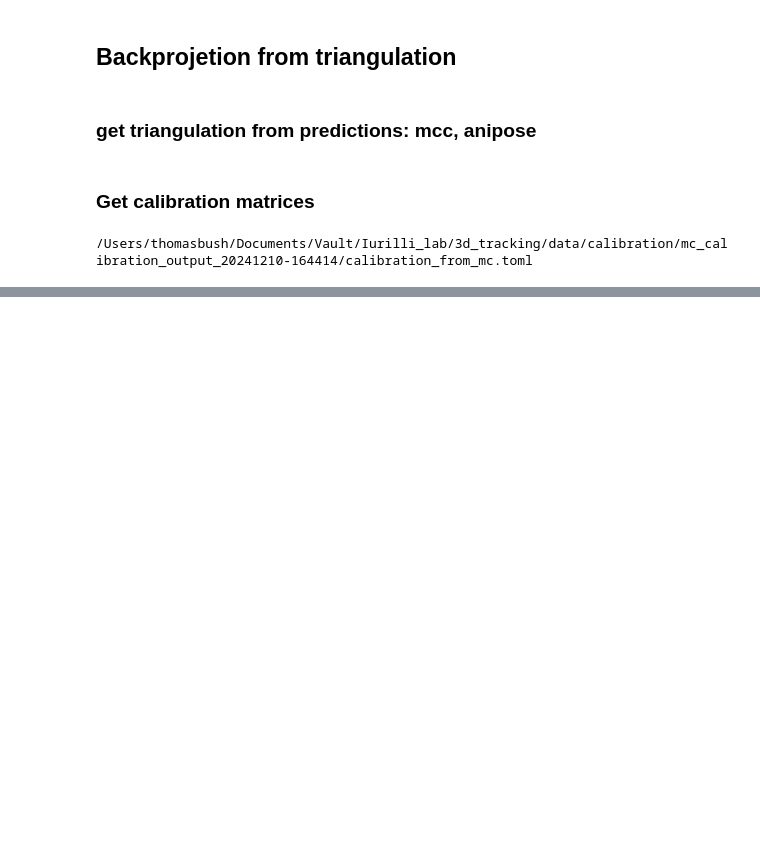
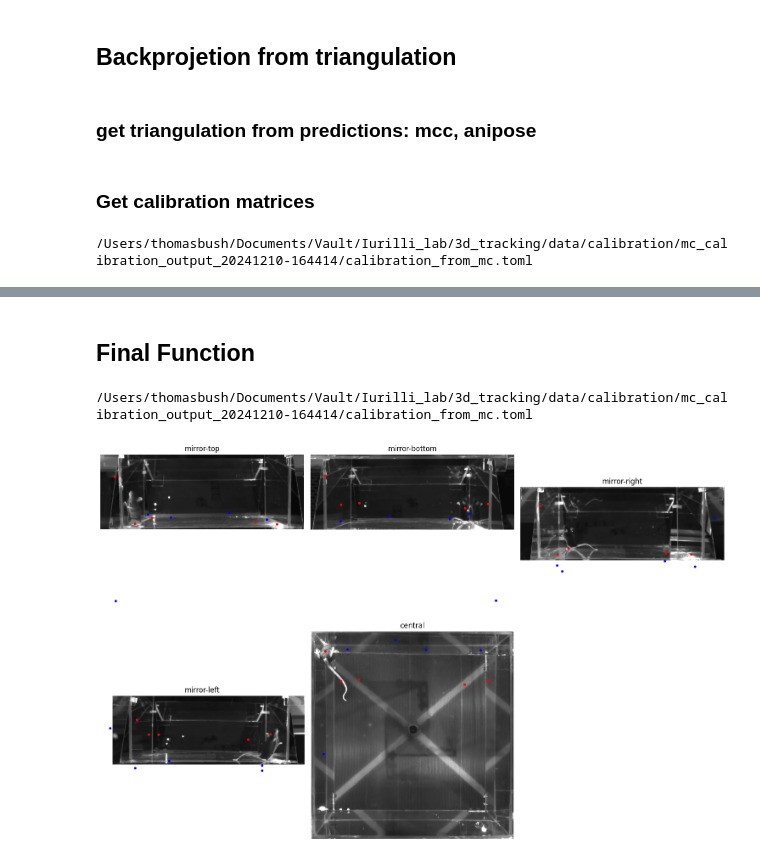
Before and after one commit to iurillilab/3d-setup, a Jupyter notebook: complete_pipeline/back_projection.ipynb, the cells around one changed output, grey strips where cells are left out. Cells and saved outputs as stored; diff of their text form; code cells hidden in the pictures; blank space fills up the shorter version.

Commit message:
function back projection

```diff
--- a/complete_pipeline/back_projection.ipynb
+++ b/complete_pipeline/back_projection.ipynb
@@ -80,0 +246,44 @@ def backproject_triangulated_points(xarray_ds, extrinsics, intrinsics, frame_n):
+# %%
+import plotly.graph_objects as go
+def plot3d_frame(frame_points3d, arena_3d):
+    frame_points3d = frame_points3d.squeeze()
+    arena_3d = arena_3d.squeeze()
+    fig = go.Figure()
+    fig.add_trace(go.Scatter3d(x=frame_points3d[:, 0], y=frame_points3d[:, 1], z=frame_points3d[:, 2], mode='markers', marker=dict(size=5, color='red')))
+    #add arena points
+    fig.add_trace(go.Scatter3d(x=arena_3d[:, 0], y=arena_3d[:, 1], z=arena_3d[:, 2], mode='markers', marker=dict(size=5, color='blue')))
+    fig.show()
+# %% [markdown]
+## Final Function
+# %%
+# function that combines the previous functions into a single one by calling them:
+
+def backprojections_plots(ds, n_frame, video_dir, calibration_dir, arena_path):
+
+
+    # load the calibration matrices:
+    calibration_path = Path(calibration_dir)
+    calibration_paths = sorted(data_dir.glob("mc_calibration_output_*"))
+    last_calibration_path = calibration_paths[-1]
+
+    all_calib_uvs = np.load(last_calibration_path / "all_calib_uvs.npy")
+    calib_toml_path = last_calibration_path / "calibration_from_mc.toml"
+    print(calib_toml_path)
+    cam_names, img_sizes, extrinsics, intrinsics = read_calibration_toml(calib_toml_path)
+
+
+    arena_3d = get_3d_arena(arena_path, extrinsics, intrinsics)
+
+    backprojections, frame_points3d = backproject_triangulated_points(ds, extrinsics, intrinsics, n_frame, cam_names, arena_3d)
+    plot3d_frame(frame_points3d, arena_3d)
+
+    cam_frame_points = get_frames_camera(backprojections, n_frame, video_dir)
+
+
+    plot_frames_with_points(cam_frame_points)
+# %%
+calibration_path = '/Users/thomasbush/Documents/Vault/Iurilli_lab/3d_tracking/data/calibration'
+backprojections_plots(anipose_ds, 350, slp_dir, calibration_path, arena_path)
+# %% [output]
+/Users/thomasbush/Documents/Vault/Iurilli_lab/3d_tracking/data/calibration/mc_calibration_output_20241210-164414/calibration_from_mc.toml
+[figure, added]
```
Also changed, not shown: parts of 11 cells of this notebook, 1 other file.
